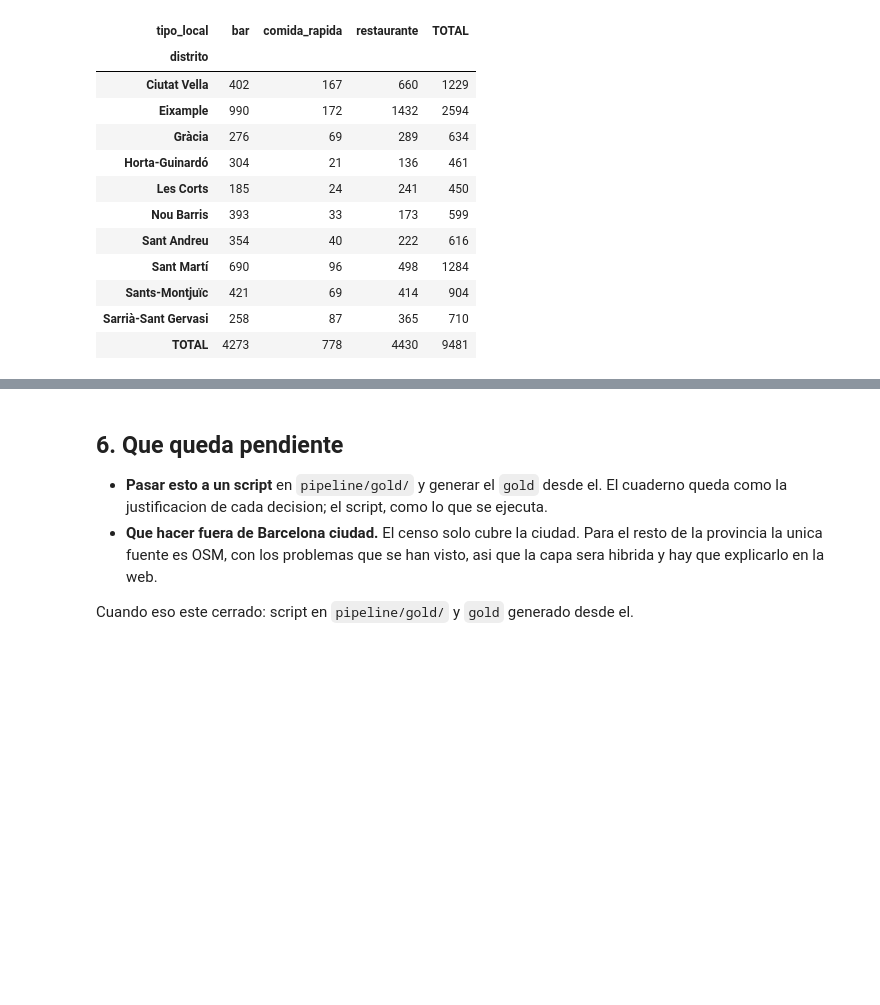
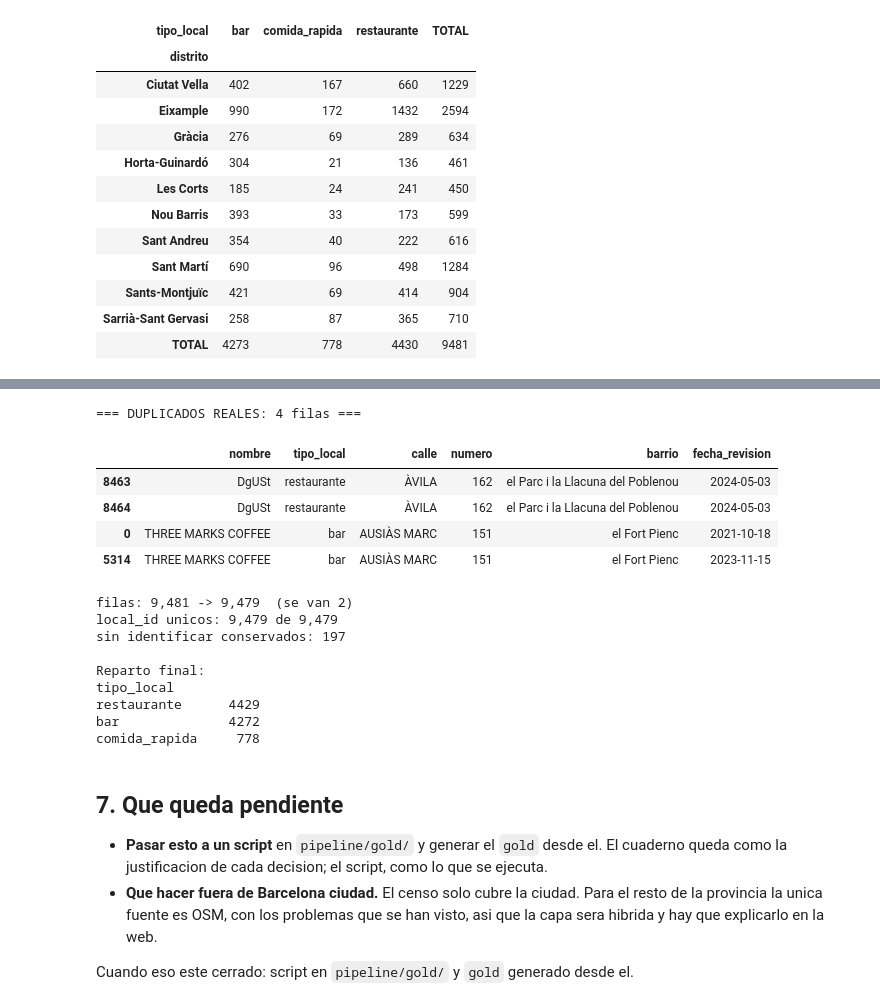
Before and after one commit to Ruthlessallen/Turismo-y-Barcelona, a Jupyter notebook: pipeline/notebooks/revisar_restauracion.ipynb, the cells around one changed output, grey strips where cells are left out. Drawn from its saved outputs; the diff is of its cells as text; code cells hidden in the pictures; blank space fills up the shorter version.

```diff
--- a/pipeline/notebooks/revisar_restauracion.ipynb
+++ b/pipeline/notebooks/revisar_restauracion.ipynb
@@ -527,0 +564,17 @@ display(pd.crosstab(restauracion["distrito"], restauracion["tipo_local"], margin
+# %%
+# 14. Los que el censo no llego a identificar
+#
+# `Direccio_Unica` acaba en `LOC <numero>` cuando el censo sabe que local es, y en `LOC NA` cuando
+# solo sabe que en ese portal hay un establecimiento. Son mercados y galerias: Els Encants tiene
+# 10 asi, el Mercat de la Barceloneta 2.
+#
+# NO son duplicados. Borrarlos por repetir direccion y nombre se cargaria locales que existen.
+restauracion["local_identificado"] = ~restauracion["direccion"].astype(str).str.endswith("LOC NA")
+
+sin_identificar = ~restauracion["local_identificado"]
+print(f"locales sin identificar dentro de su portal: {int(sin_identificar.sum())} "
+      f"({sin_identificar.mean():.1%})")
+print()
+print("Los portales donde se concentran:")
+display(restauracion[sin_identificar].groupby(["calle", "numero", "barrio"])
+        .size().rename("locales").sort_values(ascending=False).head(5).to_frame())
@@ -528,5 +592,48 @@ display(pd.crosstab(restauracion["distrito"], restauracion["tipo_local"], margin
+# %%
+# 15. Los duplicados reales, y como se quitan
+#
+# Un mismo local visitado dos veces. Se conserva la visita mas reciente: es la que describe el
+# estado actual del local.
+clave = ["nombre", "direccion", "tipo_local"]
+candidatos = restauracion[restauracion["local_identificado"]]
+repetidos = candidatos[candidatos.duplicated(clave, keep=False)].sort_values(clave + ["fecha_revision"])
+
+print(f"=== DUPLICADOS REALES: {len(repetidos)} filas ===")
+display(repetidos[["nombre", "tipo_local", "calle", "numero", "barrio", "fecha_revision"]])
+
+antes = len(restauracion)
+restauracion = (restauracion
+                .sort_values("fecha_revision")
+                .drop_duplicates(subset=clave, keep="last")
+                .pipe(lambda x: pd.concat([x, restauracion[~restauracion["local_identificado"]]])
+                      .drop_duplicates(subset="local_id", keep="first"))
+                .sort_index())
+
+print()
+print(f"filas: {antes:,} -> {len(restauracion):,}  (se van {antes - len(restauracion)})")
+print(f"local_id unicos: {restauracion['local_id'].nunique():,} de {len(restauracion):,}")
+print(f"sin identificar conservados: {int((~restauracion['local_identificado']).sum())}")
+print()
+print("Reparto final:")
+print(restauracion["tipo_local"].value_counts().to_string())
+# %% [output]
+=== DUPLICADOS REALES: 4 filas ===
+|  | nombre | tipo_local | calle | numero | barrio | fecha_revision |
+| 8463 | DgUSt | restaurante | ÀVILA | 162 | el Parc i la Llacuna del Poblenou | 2024-05-03 |
+| 8464 | DgUSt | restaurante | ÀVILA | 162 | el Parc i la Llacuna del Poblenou | 2024-05-03 |
+| 0 | THREE MARKS COFFEE | bar | AUSIÀS MARC | 151 | el Fort Pienc | 2021-10-18 |
+| 5314 | THREE MARKS COFFEE | bar | AUSIÀS MARC | 151 | el Fort Pienc | 2023-11-15 |
+filas: 9,481 -> 9,479  (se van 2)
+local_id unicos: 9,479 de 9,479
+sin identificar conservados: 197
+
+Reparto final:
+tipo_local
+restaurante      4429
+bar              4272
+comida_rapida     778
 # %% [markdown]
-## 6. Que queda pendiente
+## 7. Que queda pendiente
 
 - **Pasar esto a un script** en `pipeline/gold/` y generar el `gold` desde el. El cuaderno queda
   como la justificacion de cada decision; el script, como lo que se ejecuta.
```
Also changed, not shown: parts of 3 cells of this notebook, 5 other files.
